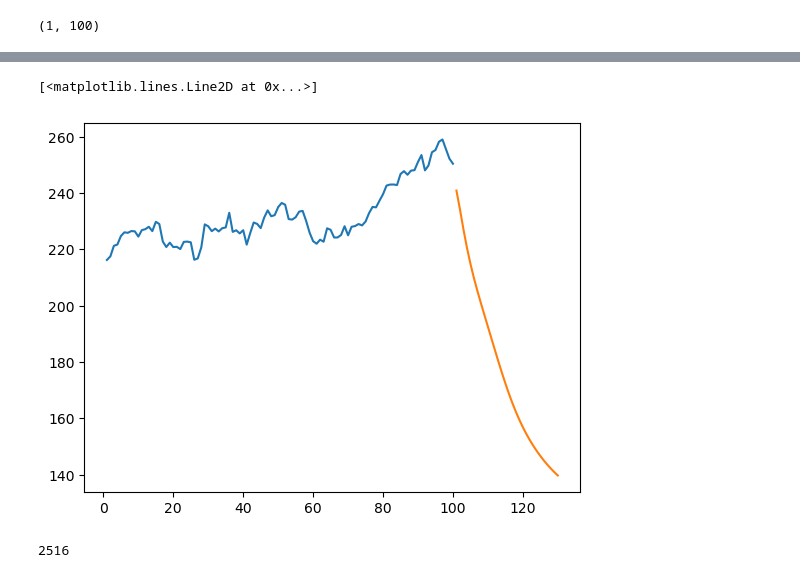
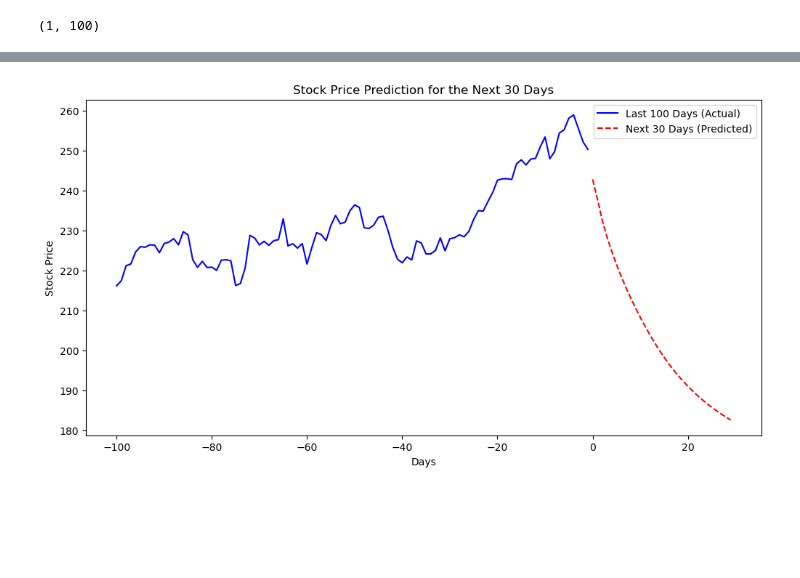
Before and after one commit to HasmikAsaturyan/for-diploma, a Jupyter notebook: Apple Stock Price Prediction using LSTM.ipynb, the cells around one changed output, grey strips where cells are left out. Drawn from its saved outputs; the diff is of its cells as text; code cells hidden in the pictures; blank space fills up the shorter version.

```diff
--- a/Apple Stock Price Prediction using LSTM.ipynb
+++ b/Apple Stock Price Prediction using LSTM.ipynb
@@ -273,0 +358,4 @@ print(lst_output)
+# %%
+# Use the last 100 days of test data as input
+x_input = test_data_scaled[-100:].reshape(1, -1)
+temp_input = x_input.flatten().tolist()  # Convert to list
@@ -277,12 +416,30 @@ day_pred=np.arange(101,131)
 # %%
 import matplotlib.pyplot as plt
 # %%
-plt.plot(day_new,scaler.inverse_transform(df1[2416:]))
-plt.plot(day_pred,scaler.inverse_transform(lst_output))
+# plt.plot(day_new,scaler.inverse_transform(df1[2416:]))
+# plt.plot(day_pred,scaler.inverse_transform(lst_output))
-# %% [output]
-[<matplotlib.lines.Line2D at 0x...>]
-[figure, removed]
 # %%
-len(df1)
+# Get the last 100 actual prices for context
+last_100_days_actual = scaler.inverse_transform(test_data_scaled[-100:])
+
+# Create a timeline (last 100 days + next 30 days)
+days_past = np.arange(-100, 0)  # Last 100 days (past)
+days_future = np.arange(0, 30)  # Next 30 days (future)
+
+plt.figure(figsize=(12, 6))
+
+# Plot last 100 actual stock prices
+plt.plot(days_past, last_100_days_actual, label="Last 100 Days (Actual)", color="blue")
+
+# Plot next 30 days predicted stock prices
+plt.plot(days_future, future_predictions, label="Next 30 Days (Predicted)", color="red", linestyle="dashed")
+
+# Add labels and title
+plt.xlabel("Days")
+plt.ylabel("Stock Price")
+plt.legend()
+plt.title("Stock Price Prediction for the Next 30 Days")
+
+plt.show()
 # %% [output]
-2516
+[figure, added]
```
Also changed, not shown: parts of 31 cells of this notebook, 2 other files.
